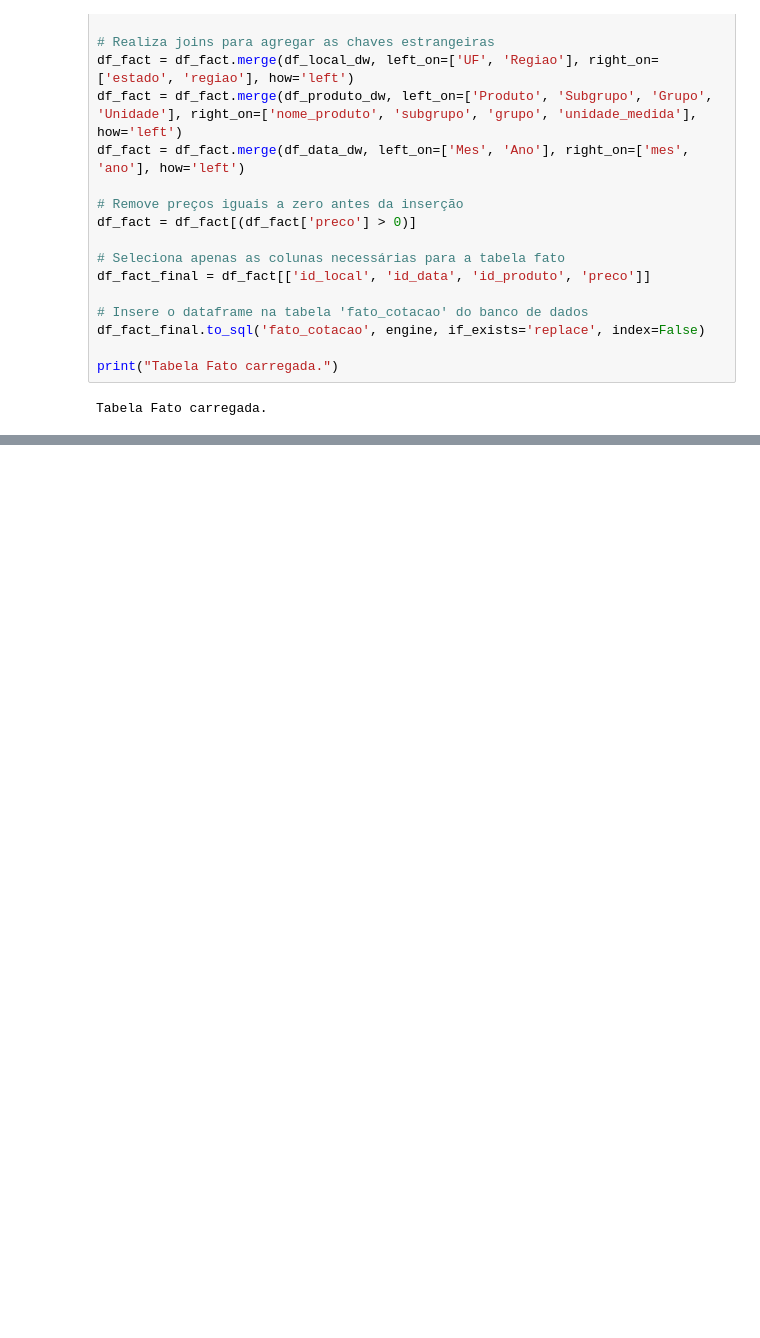
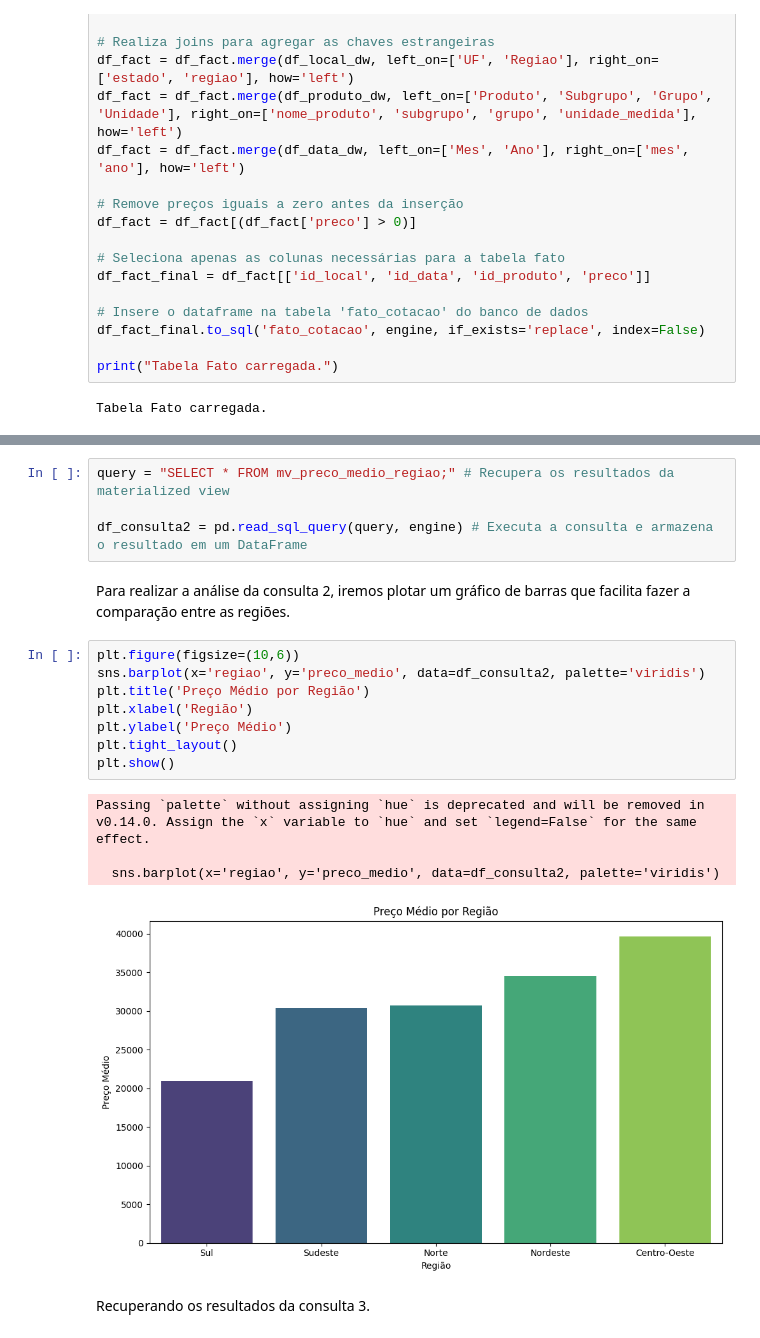
Before and after one commit to PedroGCorreia/Data-Warehouse, a Jupyter notebook: main.ipynb, the cells around one changed output, grey strips where cells are left out. Saved outputs shown, nothing was run; the diff lists cells and outputs as text; blank space fills up the shorter version.

```diff
--- a/main.ipynb
+++ b/main.ipynb
@@ -418,0 +457,21 @@ Tabela Fato carregada.
+# %%
+query = "SELECT * FROM mv_preco_medio_regiao;" # Recupera os resultados da materialized view
+
+df_consulta2 = pd.read_sql_query(query, engine) # Executa a consulta e armazena o resultado em um DataFrame
+# %% [markdown]
+Para realizar a análise da consulta 2, iremos plotar um gráfico de barras que facilita fazer a comparação entre as regiões.
+# %%
+plt.figure(figsize=(10,6))
+sns.barplot(x='regiao', y='preco_medio', data=df_consulta2, palette='viridis')
+plt.title('Preço Médio por Região')
+plt.xlabel('Região')
+plt.ylabel('Preço Médio')
+plt.tight_layout()
+plt.show()
+# %% [output]
+Passing `palette` without assigning `hue` is deprecated and will be removed in v0.14.0. Assign the `x` variable to `hue` and set `legend=False` for the same effect.
+
+  sns.barplot(x='regiao', y='preco_medio', data=df_consulta2, palette='viridis')
+[figure, added]
+# %% [markdown]
+Recuperando os resultados da consulta 3.
```
Also changed, not shown: parts of 19 cells of this notebook.
